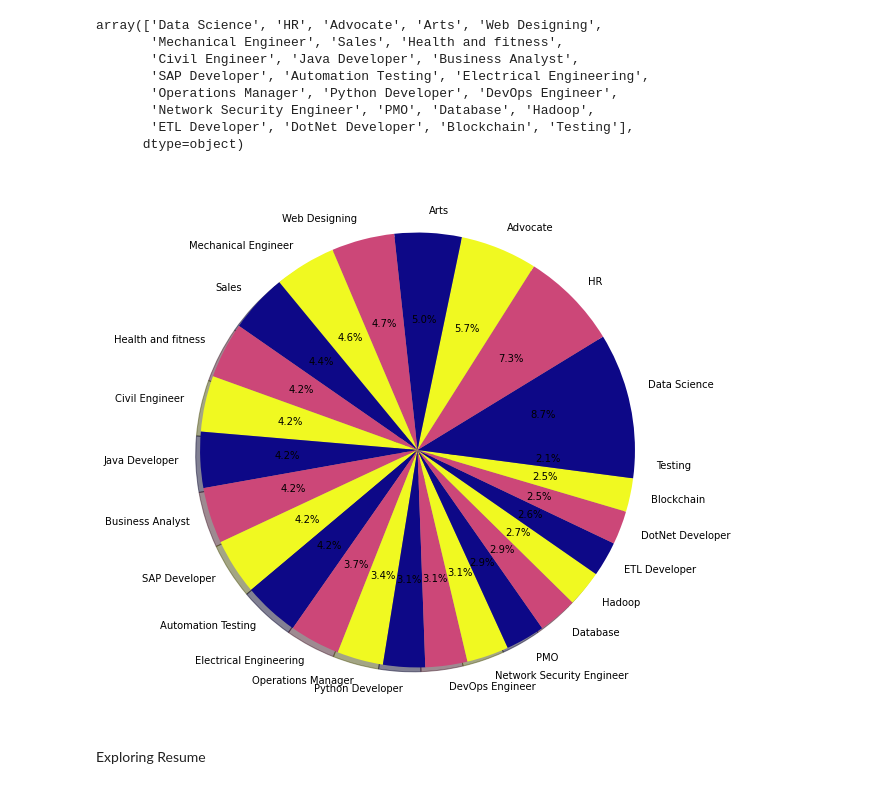
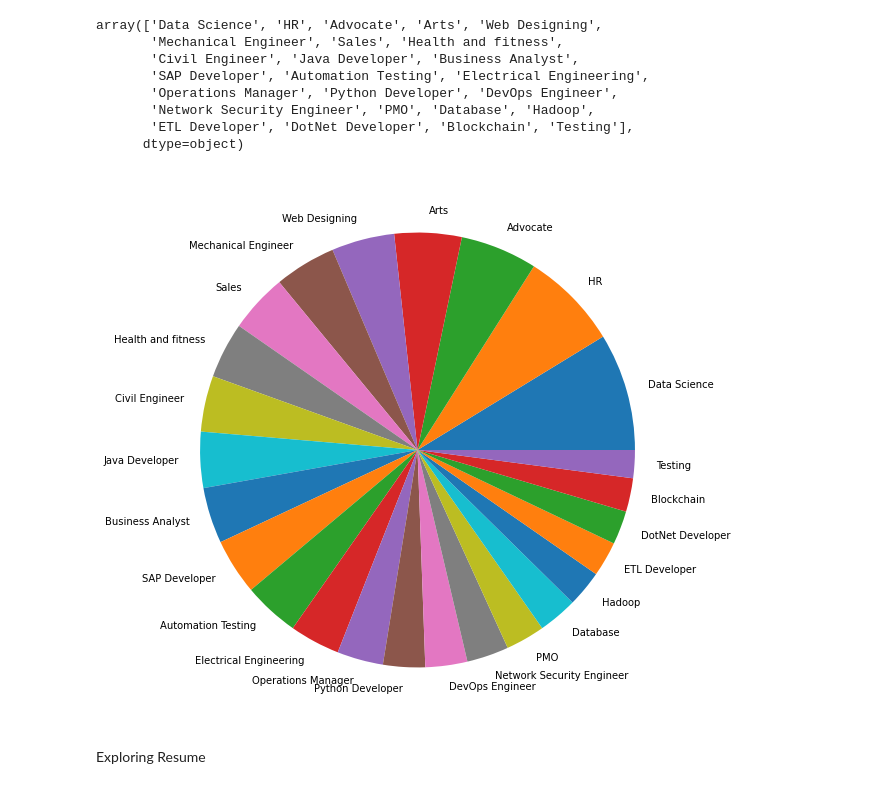
Before and after one commit to nirmineigue/Resume_Screening_NLP, a Jupyter notebook: ResumeScreeningwithNLP.ipynb, the cells around one changed output. Saved outputs shown, nothing was run; the diff lists cells and outputs as text; code cells hidden in the pictures.

```diff
--- a/ResumeScreeningwithNLP.ipynb
+++ b/ResumeScreeningwithNLP.ipynb
@@ -61,11 +61,11 @@ array(['Data Science', 'HR', 'Advocate', 'Arts', 'Web Designing',
 # %%
 counts = df['Category'].value_counts()
 labels = df['Category'].unique()
 plt.figure(figsize=(15,10))
-plt.pie(counts, labels= labels, autopct= '%1.1f%%', shadow=True, colors= plt.cm.plasma(np.linspace(0,1,3)))
+plt.pie(counts, labels= labels)
 plt.show()
 # %% [output]
-[figure, old version]
+[figure, new version]
 # %% [markdown]
 Exploring Resume
 # %%
```
